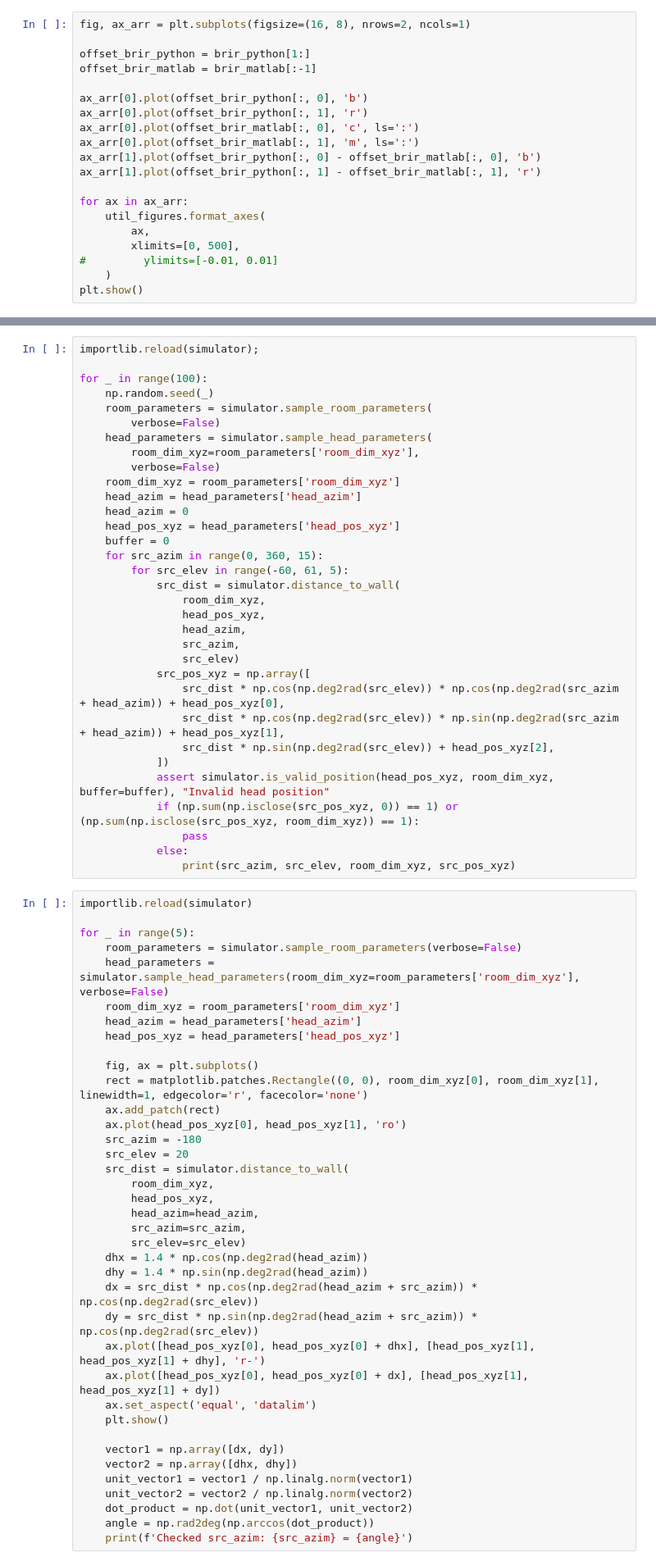
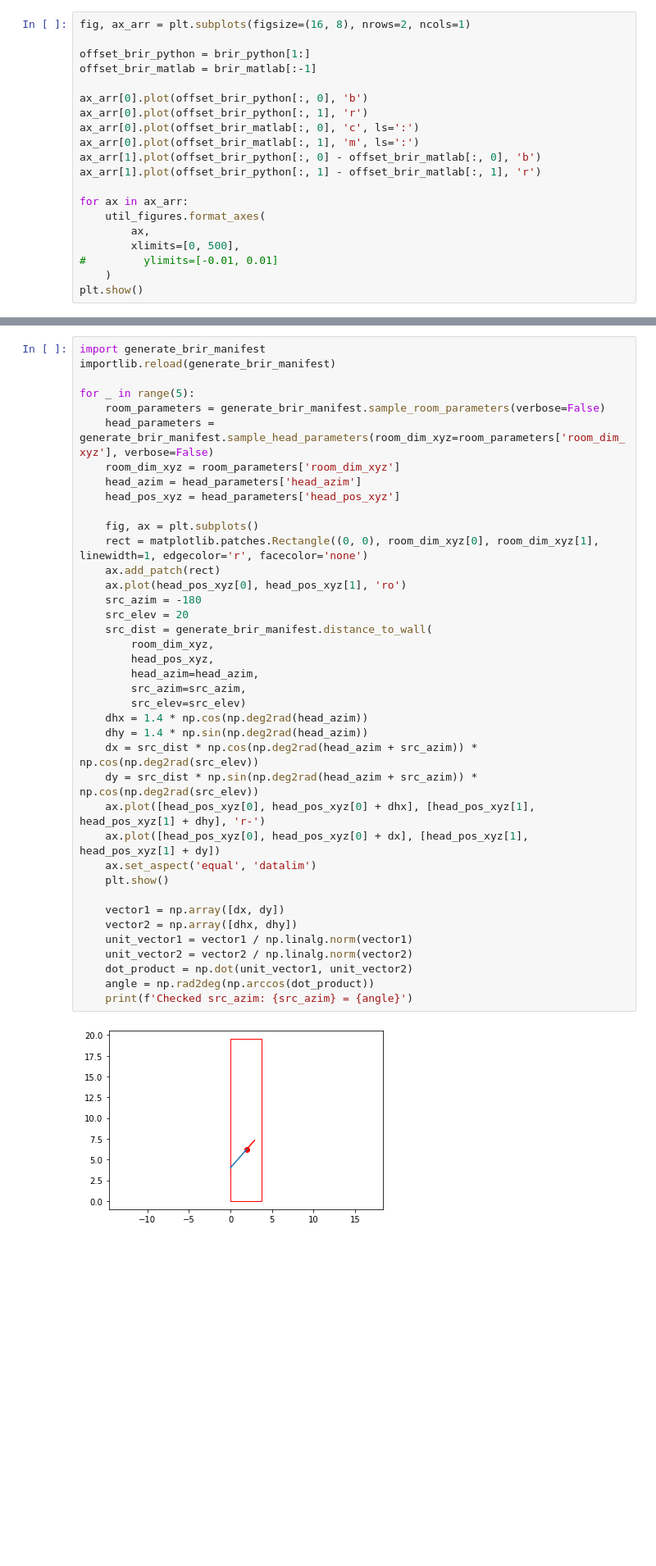
Before and after one commit to msaddler/virtual_acoustic_room, a Jupyter notebook: notebook_scratch.ipynb, the cells around one changed output, grey strips where cells are left out. Shown at 82% size. Saved outputs shown, nothing was run; the diff lists cells and outputs as text; blank space fills up the shorter version.

```diff
--- a/notebook_scratch.ipynb
+++ b/notebook_scratch.ipynb
@@ -287,71 +228,41 @@ df_room[df_room.is_outdoor == 0]
-# %%
-importlib.reload(simulator);
-
-for _ in range(100):
-    np.random.seed(_)
-    room_parameters = simulator.sample_room_parameters(
-        verbose=False)
-    head_parameters = simulator.sample_head_parameters(
-        room_dim_xyz=room_parameters['room_dim_xyz'],
-        verbose=False)
-    room_dim_xyz = room_parameters['room_dim_xyz']
-    head_azim = head_parameters['head_azim']
-    head_azim = 0
-    head_pos_xyz = head_parameters['head_pos_xyz']
-    buffer = 0
-    for src_azim in range(0, 360, 15):
-        for src_elev in range(-60, 61, 5):
-            src_dist = simulator.distance_to_wall(
-                room_dim_xyz,
-                head_pos_xyz,
-                head_azim,
-                src_azim,
-                src_elev)
-            src_pos_xyz = np.array([
-                src_dist * np.cos(np.deg2rad(src_elev)) * np.cos(np.deg2rad(src_azim + head_azim)) + head_pos_xyz[0],
-                src_dist * np.cos(np.deg2rad(src_elev)) * np.sin(np.deg2rad(src_azim + head_azim)) + head_pos_xyz[1],
-                src_dist * np.sin(np.deg2rad(src_elev)) + head_pos_xyz[2],
-            ])
-            assert simulator.is_valid_position(head_pos_xyz, room_dim_xyz, buffer=buffer), "Invalid head position"
-            if (np.sum(np.isclose(src_pos_xyz, 0)) == 1) or (np.sum(np.isclose(src_pos_xyz, room_dim_xyz)) == 1):
-                pass
-            else:
-                print(src_azim, src_elev, room_dim_xyz, src_pos_xyz)
 # %%
-importlib.reload(simulator)
+import generate_brir_manifest
+importlib.reload(generate_brir_manifest)
 
 for _ in range(5):
-    room_parameters = simulator.sample_room_parameters(verbose=False)
-    head_parameters = simulator.sample_head_parameters(room_dim_xyz=room_parameters['room_dim_xyz'], verbose=False)
+    room_parameters = generate_brir_manifest.sample_room_parameters(verbose=False)
+    head_parameters = generate_brir_manifest.sample_head_parameters(room_dim_xyz=room_parameters['room_dim_xyz'], verbose=False)
     room_dim_xyz = room_parameters['room_dim_xyz']
     head_azim = head_parameters['head_azim']
     head_pos_xyz = head_parameters['head_pos_xyz']
 
     fig, ax = plt.subplots()
     rect = matplotlib.patches.Rectangle((0, 0), room_dim_xyz[0], room_dim_xyz[1], linewidth=1, edgecolor='r', facecolor='none')
     ax.add_patch(rect)
     ax.plot(head_pos_xyz[0], head_pos_xyz[1], 'ro')
     src_azim = -180
     src_elev = 20
-    src_dist = simulator.distance_to_wall(
+    src_dist = generate_brir_manifest.distance_to_wall(
         room_dim_xyz,
         head_pos_xyz,
         head_azim=head_azim,
         src_azim=src_azim,
         src_elev=src_elev)
     dhx = 1.4 * np.cos(np.deg2rad(head_azim))
     dhy = 1.4 * np.sin(np.deg2rad(head_azim))
     dx = src_dist * np.cos(np.deg2rad(head_azim + src_azim)) * np.cos(np.deg2rad(src_elev))
     dy = src_dist * np.sin(np.deg2rad(head_azim + src_azim)) * np.cos(np.deg2rad(src_elev))
     ax.plot([head_pos_xyz[0], head_pos_xyz[0] + dhx], [head_pos_xyz[1], head_pos_xyz[1] + dhy], 'r-')
     ax.plot([head_pos_xyz[0], head_pos_xyz[0] + dx], [head_pos_xyz[1], head_pos_xyz[1] + dy])
     ax.set_aspect('equal', 'datalim')
     plt.show()
 
     vector1 = np.array([dx, dy])
     vector2 = np.array([dhx, dhy])
     unit_vector1 = vector1 / np.linalg.norm(vector1)
     unit_vector2 = vector2 / np.linalg.norm(vector2)
     dot_product = np.dot(unit_vector1, unit_vector2)
     angle = np.rad2deg(np.arccos(dot_product))
     print(f'Checked src_azim: {src_azim} = {angle}')
+# %% [output]
+[figure, added]
```
Also changed, not shown: parts of 7 cells of this notebook, 2 other files.
